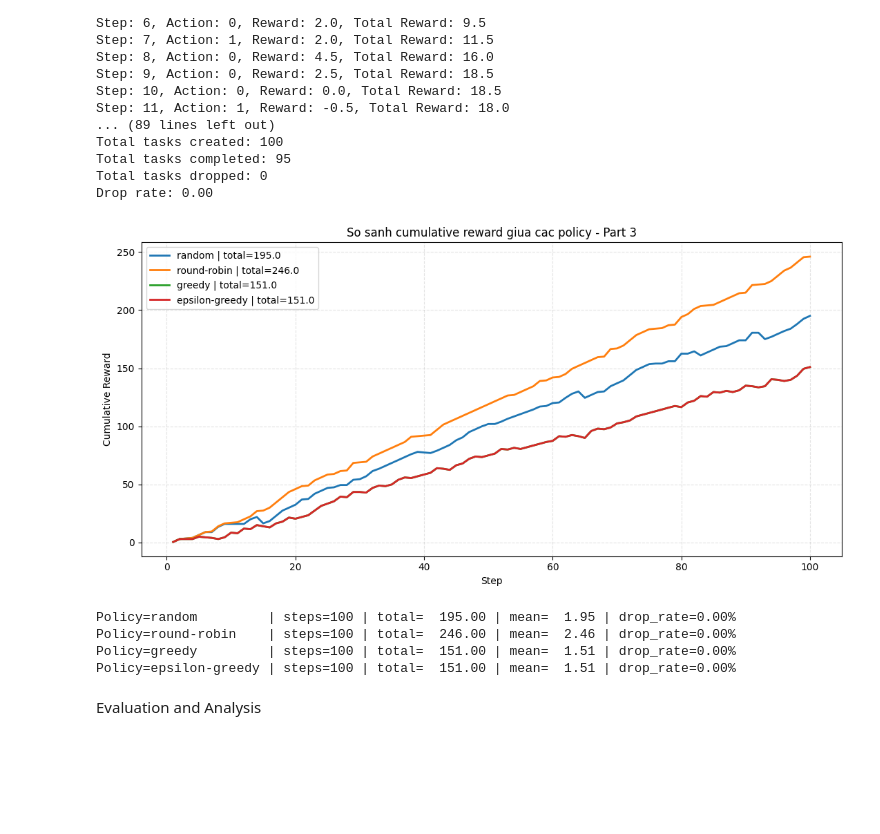
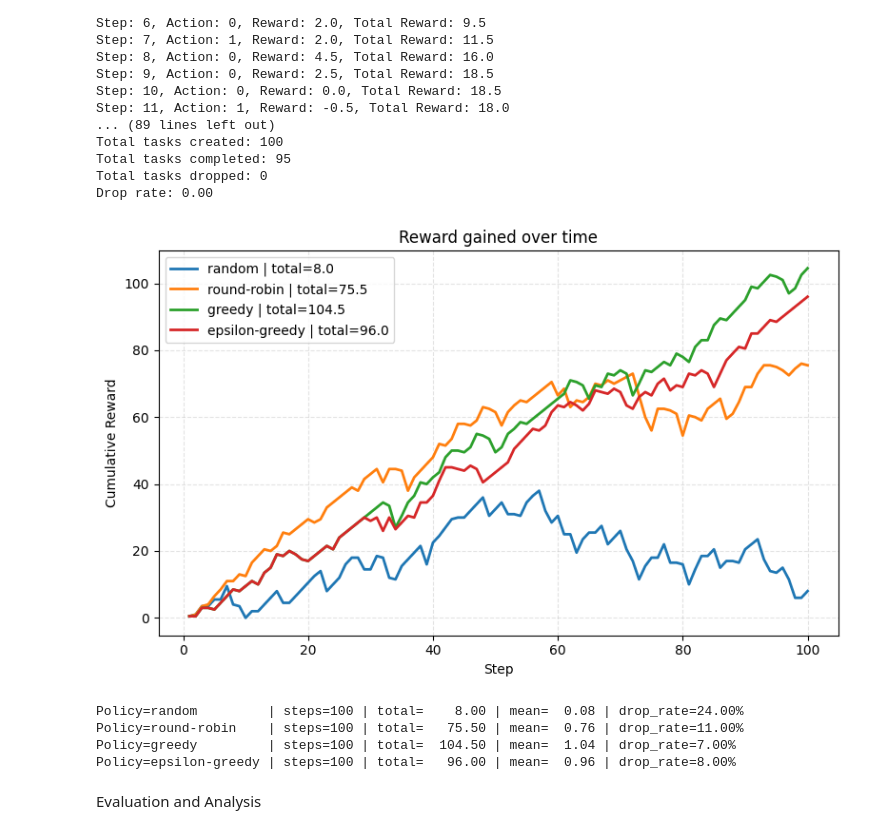
Before and after one commit to ovapil/RLNT549-Q21-Labs, a Jupyter notebook: Ex2.ipynb, the cells around one changed output. Drawn from its saved outputs; the diff is of its cells as text; code cells hidden in the pictures; blank space fills up the shorter version.

Commit message:
Done Part 3 ex2

```diff
--- a/Ex2.ipynb
+++ b/Ex2.ipynb
@@ -629,15 +629,13 @@ import numpy as np
 import matplotlib.pyplot as plt
 
 
-def chay_policy_load_balancing(policy_name, n_steps=100, seed=2026, n_servers=10, queue_capacity=1):
-    """Chay 1 policy va tra ve reward theo thoi gian."""
+def run_policy_load_balancing(policy_name, n_steps=100, seed=111, n_servers=3,queue_capacity=1):
     random.seed(seed)
     np.random.seed(seed)
 
     env = LoadBalancingEnv(n_servers=n_servers, queue_capacity=queue_capacity, seed=seed)
     obs, info = env.reset(seed=seed)
     env.action_space.seed(seed)
-
     rewards = []
     for step in range(n_steps):
         action = load_balancing_policy(option=policy_name, env=env)
@@ -649,45 +647,42 @@ def chay_policy_load_balancing(policy_name, n_steps=100, seed=2026, n_servers=10
     rewards = np.asarray(rewards, dtype=float)
     return {
         "rewards": rewards,
         "cumulative": np.cumsum(rewards),
         "total_reward": float(rewards.sum()) if rewards.size else 0.0,
         "mean_reward": float(rewards.mean()) if rewards.size else 0.0,
         "steps": int(rewards.size),
         "drop_rate": float(info.get("drop_rate", 0.0)),
     }
 
+policies = ["random", "round-robin", "greedy", "epsilon-greedy"]
+results = {p: run_policy_load_balancing(p) for p in policies}
 
-policies = ["random", "round-robin", "greedy", "epsilon-greedy"]
-results = {p: chay_policy_load_balancing(p) for p in policies}
-
-# Ve duong reward tich luy theo step cho tung policy
-plt.figure(figsize=(11, 5.5))
+plt.figure(figsize=(8, 5))
 for p in policies:
     data = results[p]
     steps = np.arange(1, data["steps"] + 1)
     plt.plot(steps, data["cumulative"], linewidth=2, label=f"{p} | total={data['total_reward']:.1f}")
 
-plt.title("So sanh cumulative reward giua cac policy - Part 3")
+plt.title("Reward gained over time")
 plt.xlabel("Step")
 plt.ylabel("Cumulative Reward")
 plt.grid(True, linestyle="--", alpha=0.35)
 plt.legend()
 plt.tight_layout()
 plt.show()
 
-# In thong ke nhanh cho tung policy
 for p in policies:
     data = results[p]
     print(
         f"Policy={p:14s} | steps={data['steps']:3d} | total={data['total_reward']:8.2f} "
         f"| mean={data['mean_reward']:6.2f} | drop_rate={data['drop_rate']:.2%}"
     )
 # %% [output]
-[figure, old version]
+[figure, new version]
-Policy=random         | steps=100 | total=  195.00 | mean=  1.95 | drop_rate=0.00%
-Policy=round-robin    | steps=100 | total=  246.00 | mean=  2.46 | drop_rate=0.00%
-Policy=greedy         | steps=100 | total=  151.00 | mean=  1.51 | drop_rate=0.00%
-Policy=epsilon-greedy | steps=100 | total=  151.00 | mean=  1.51 | drop_rate=0.00%
+Policy=random         | steps=100 | total=    8.00 | mean=  0.08 | drop_rate=24.00%
+Policy=round-robin    | steps=100 | total=   75.50 | mean=  0.76 | drop_rate=11.00%
+Policy=greedy         | steps=100 | total=  104.50 | mean=  1.04 | drop_rate=7.00%
+Policy=epsilon-greedy | steps=100 | total=   96.00 | mean=  0.96 | drop_rate=8.00%
 # %%
 def save_metrics(...):
      # Placeholder for a function to save metrics
```
Also changed, not shown: parts of 2 cells of this notebook, 1 other file.
